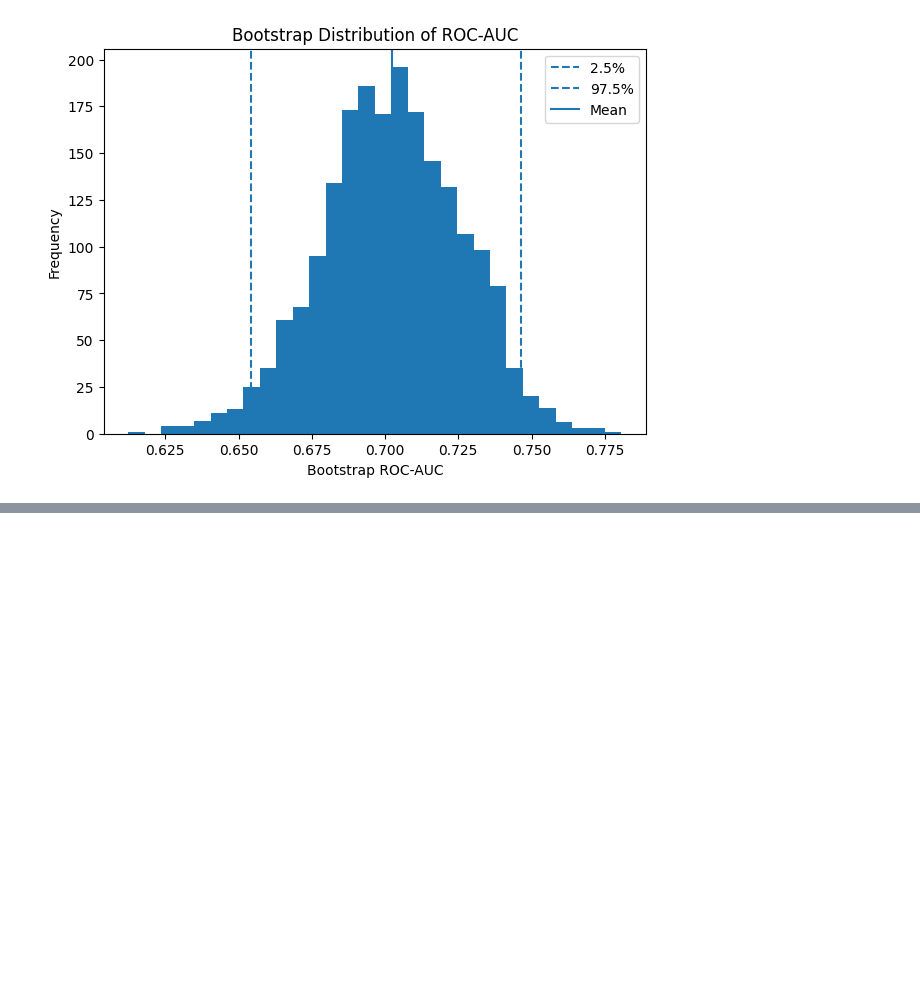
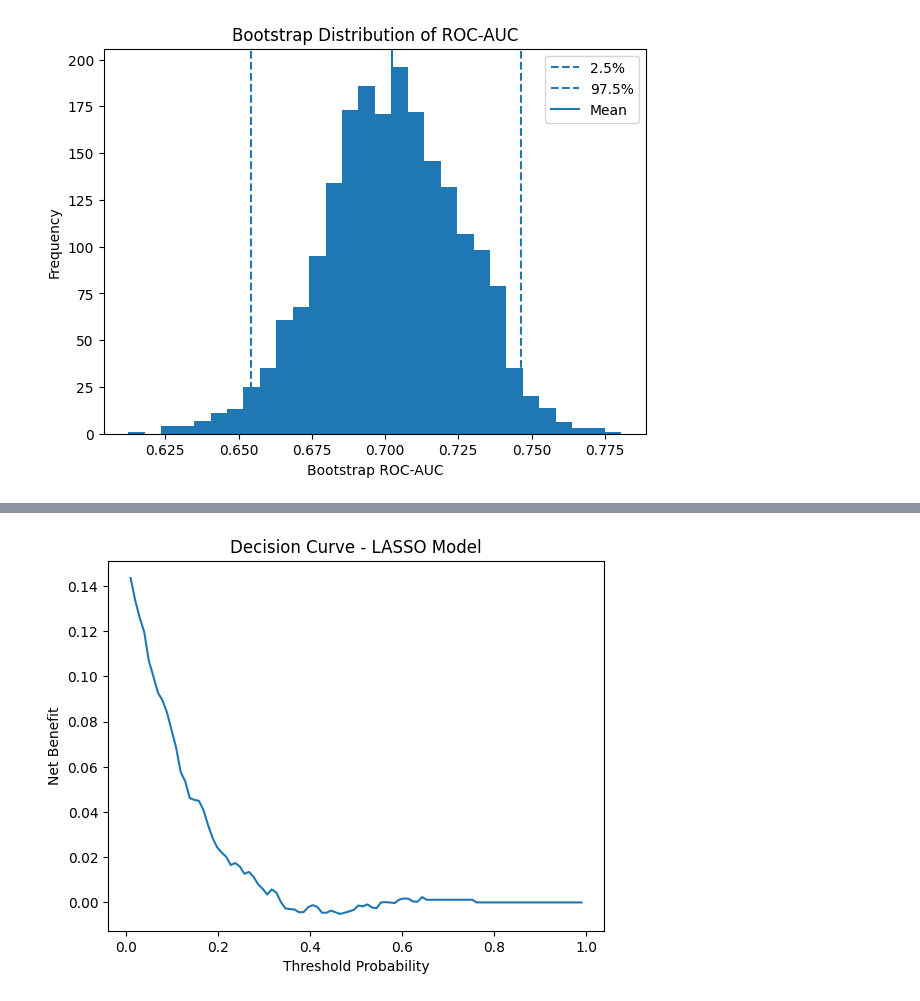
Before and after one commit to jen-h-lu/framingham-chd-risk-modeling, a Jupyter notebook: notebooks/02_logistic_model.ipynb, the cells around one changed output, grey strips where cells are left out. Drawn from its saved outputs; the diff is of its cells as text; code cells hidden in the pictures; blank space fills up the shorter version.

```diff
--- a/notebooks/02_logistic_model.ipynb
+++ b/notebooks/02_logistic_model.ipynb
@@ -423,0 +436,25 @@ results.to_csv(
+# %%
+import numpy as np
+
+thresholds = np.linspace(0.01, 0.99, 100)
+
+net_benefit = []
+
+for t in thresholds:
+    preds = (y_prob_lasso >= t).astype(int)
+    tp = ((preds == 1) & (y_test == 1)).sum()
+    fp = ((preds == 1) & (y_test == 0)).sum()
+    n = len(y_test)
+
+    nb = (tp/n) - (fp/n) * (t/(1-t))
+    net_benefit.append(nb)
+
+import matplotlib.pyplot as plt
+
+plt.plot(thresholds, net_benefit)
+plt.xlabel("Threshold Probability")
+plt.ylabel("Net Benefit")
+plt.title("Decision Curve - LASSO Model")
+plt.show()
+# %% [output]
+[figure, added]
```
Also changed, not shown: parts of 1 cell of this notebook.
